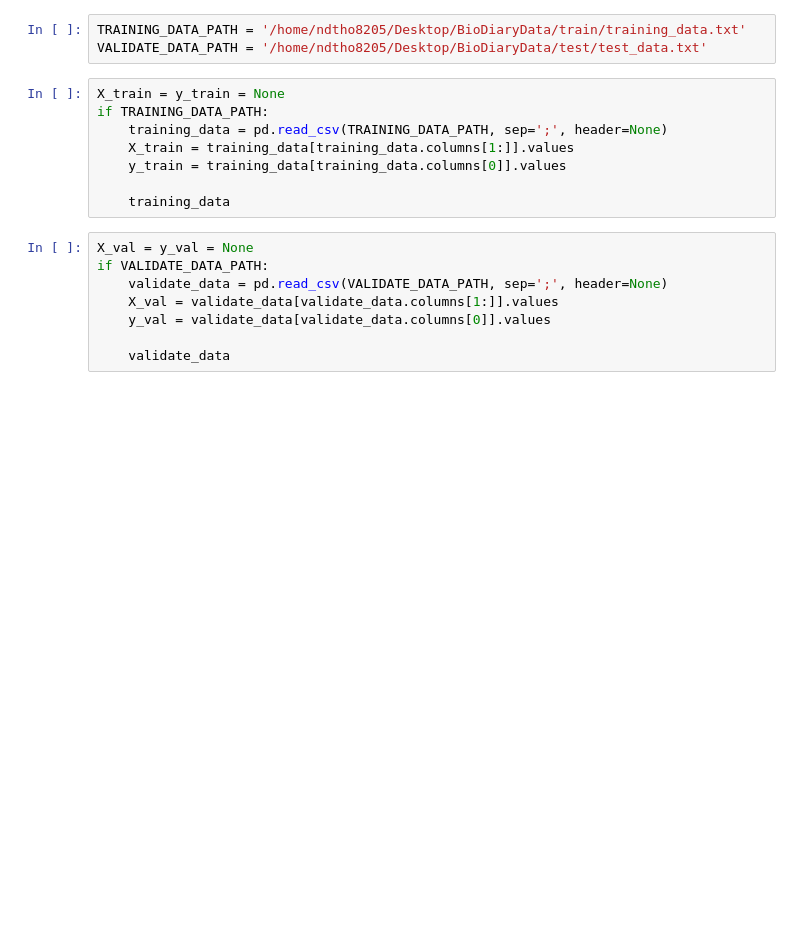
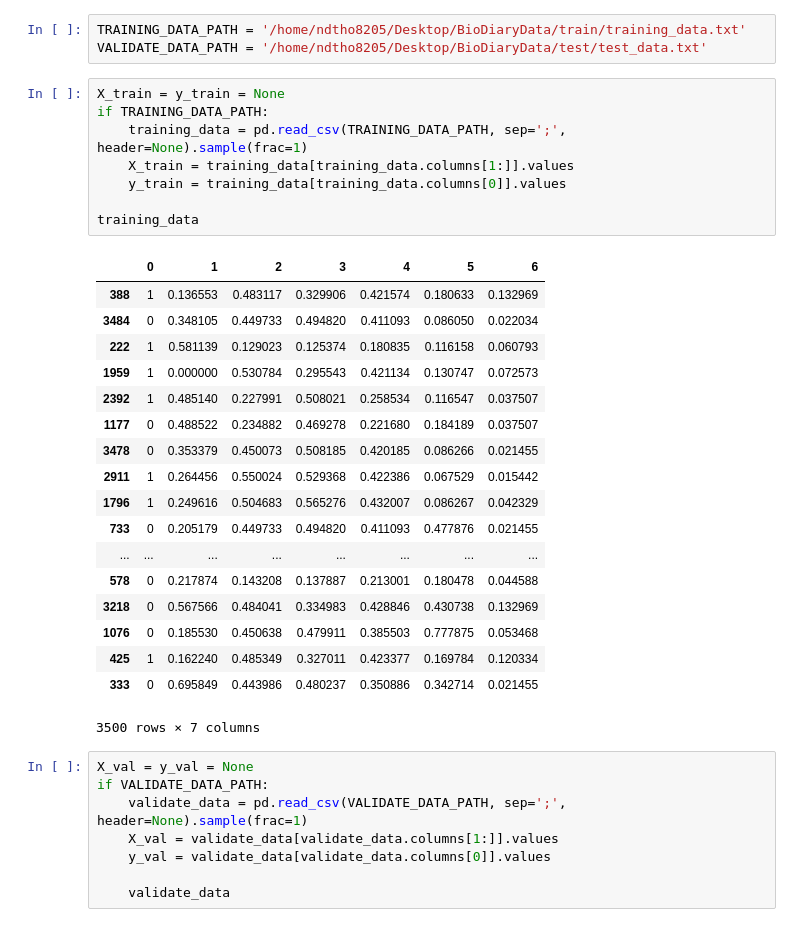
Before and after one commit to ndtho8205/MLP-thesis, a Jupyter notebook: build_data.ipynb, the cells around one changed output. Saved outputs shown, nothing was run; the diff lists cells and outputs as text; blank space fills up the shorter version.

Commit message:
New train

```diff
--- a/build_data.ipynb
+++ b/build_data.ipynb
@@ -9,15 +9,34 @@ VALIDATE_DATA_PATH = '/home/ndtho8205/Desktop/BioDiaryData/test/test_data.txt'
 # %%
 X_train = y_train = None
 if TRAINING_DATA_PATH:
-    training_data = pd.read_csv(TRAINING_DATA_PATH, sep=';', header=None)
+    training_data = pd.read_csv(TRAINING_DATA_PATH, sep=';', header=None).sample(frac=1)
     X_train = training_data[training_data.columns[1:]].values
     y_train = training_data[training_data.columns[0]].values
 
-    training_data
+training_data
+# %% [output]
+|  | 0 | 1 | 2 | 3 | 4 | 5 | 6 |
+| 388 | 1 | 0.136553 | 0.483117 | 0.329906 | 0.421574 | 0.180633 | 0.132969 |
+| 3484 | 0 | 0.348105 | 0.449733 | 0.494820 | 0.411093 | 0.086050 | 0.022034 |
+| 222 | 1 | 0.581139 | 0.129023 | 0.125374 | 0.180835 | 0.116158 | 0.060793 |
+| 1959 | 1 | 0.000000 | 0.530784 | 0.295543 | 0.421134 | 0.130747 | 0.072573 |
+| 2392 | 1 | 0.485140 | 0.227991 | 0.508021 | 0.258534 | 0.116547 | 0.037507 |
+| 1177 | 0 | 0.488522 | 0.234882 | 0.469278 | 0.221680 | 0.184189 | 0.037507 |
+| 3478 | 0 | 0.353379 | 0.450073 | 0.508185 | 0.420185 | 0.086266 | 0.021455 |
+| 2911 | 1 | 0.264456 | 0.550024 | 0.529368 | 0.422386 | 0.067529 | 0.015442 |
+| 1796 | 1 | 0.249616 | 0.504683 | 0.565276 | 0.432007 | 0.086267 | 0.042329 |
+| 733 | 0 | 0.205179 | 0.449733 | 0.494820 | 0.411093 | 0.477876 | 0.021455 |
+| ... | ... | ... | ... | ... | ... | ... | ... |
+| 578 | 0 | 0.217874 | 0.143208 | 0.137887 | 0.213001 | 0.180478 | 0.044588 |
+| 3218 | 0 | 0.567566 | 0.484041 | 0.334983 | 0.428846 | 0.430738 | 0.132969 |
+| 1076 | 0 | 0.185530 | 0.450638 | 0.479911 | 0.385503 | 0.777875 | 0.053468 |
+| 425 | 1 | 0.162240 | 0.485349 | 0.327011 | 0.423377 | 0.169784 | 0.120334 |
+| 333 | 0 | 0.695849 | 0.443986 | 0.480237 | 0.350886 | 0.342714 | 0.021455 |
+3500 rows × 7 columns
 # %%
 X_val = y_val = None
 if VALIDATE_DATA_PATH:
-    validate_data = pd.read_csv(VALIDATE_DATA_PATH, sep=';', header=None)
+    validate_data = pd.read_csv(VALIDATE_DATA_PATH, sep=';', header=None).sample(frac=1)
     X_val = validate_data[validate_data.columns[1:]].values
     y_val = validate_data[validate_data.columns[0]].values
 
```
Also changed, not shown: parts of 4 cells of this notebook, 15 other files.
